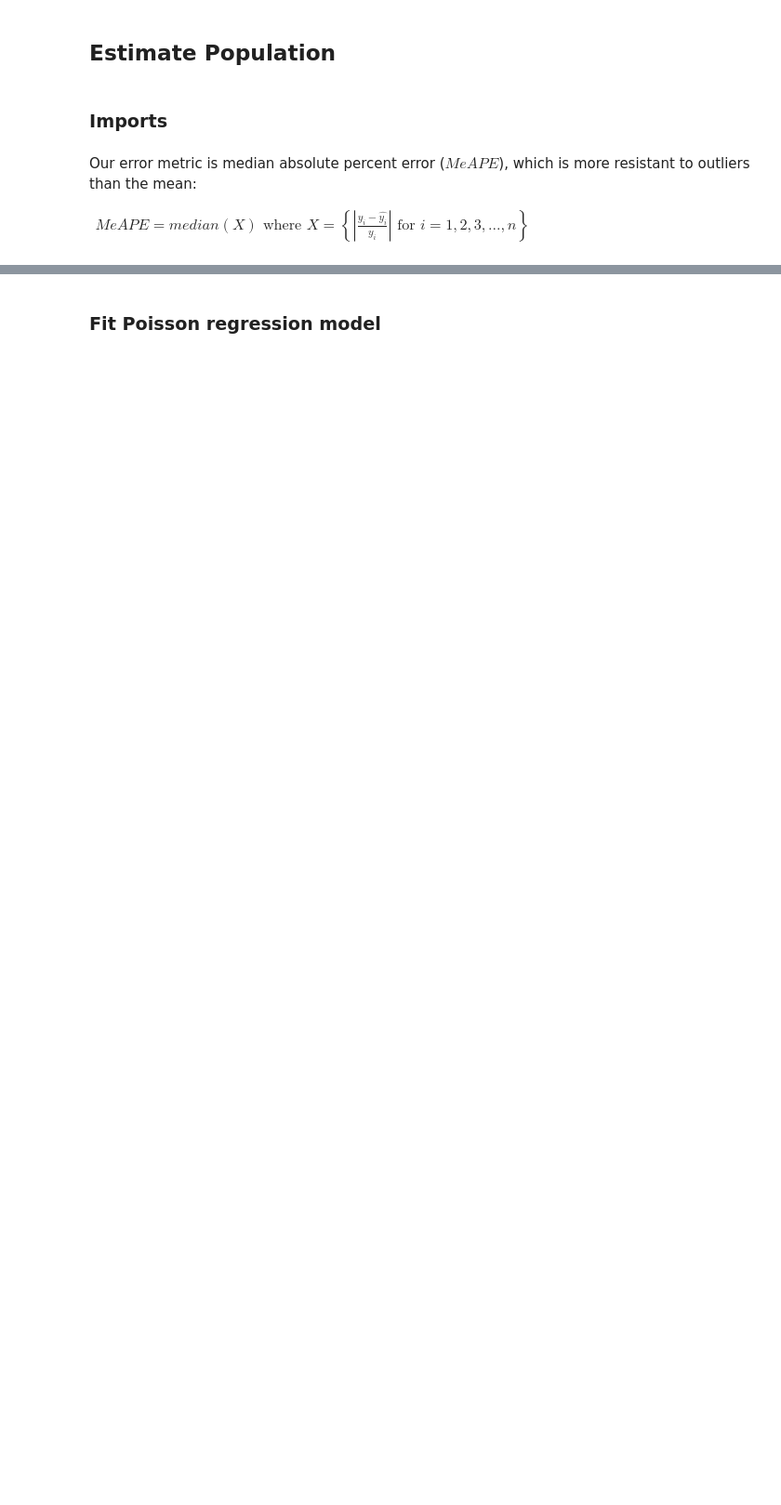
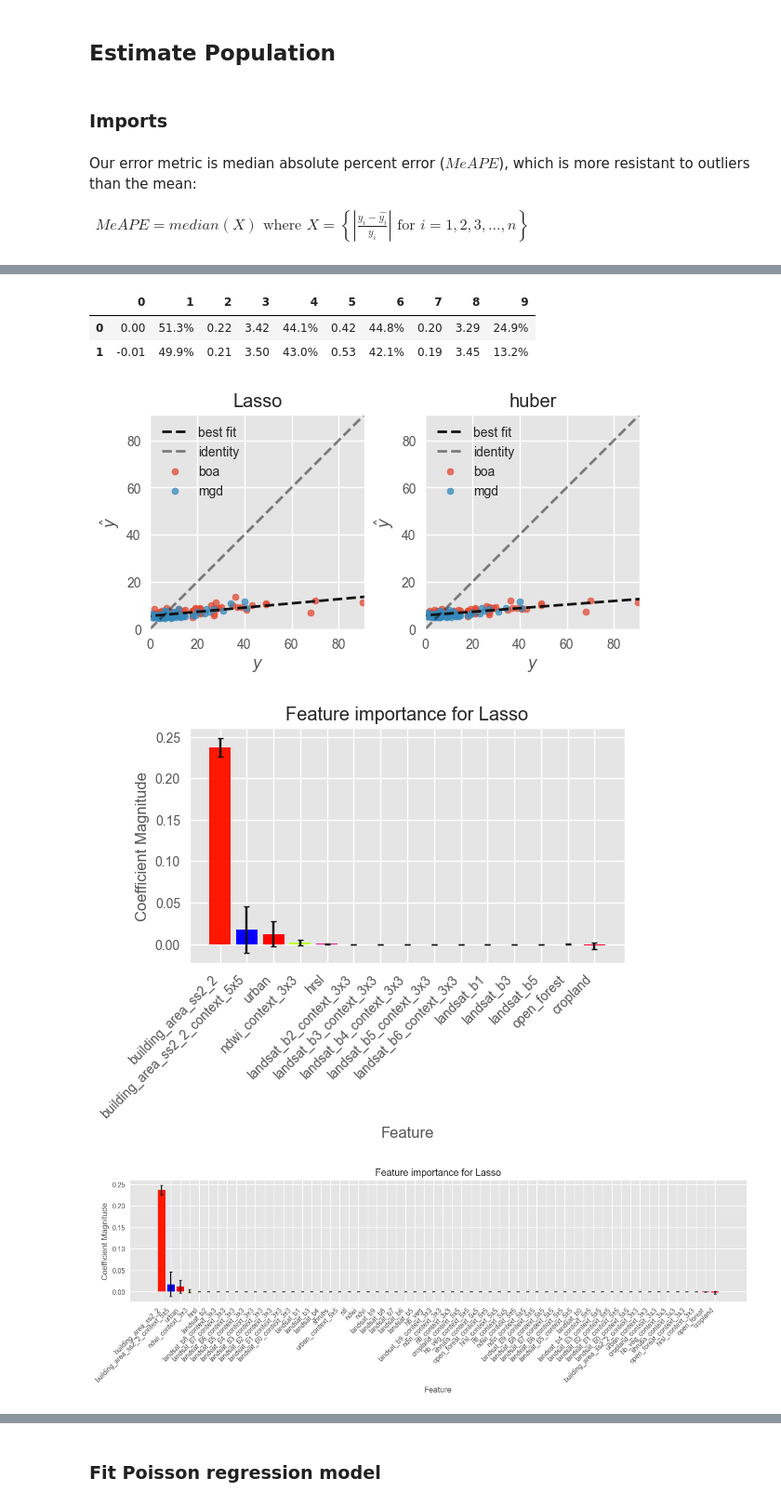
Before and after one commit to The-Data-for-Children-Collaborative/scipe, a Jupyter notebook: PopulationPipeline.ipynb, the cells around one changed output, grey strips where cells are left out. Shown at 93% size. Saved outputs shown, nothing was run; the diff lists cells and outputs as text; code cells hidden in the pictures; blank space fills up the shorter version.

```diff
--- a/PopulationPipeline.ipynb
+++ b/PopulationPipeline.ipynb
@@ -132,2 +214,4 @@ df_mgd.to_csv('./csv/mgd.csv',index=False)
+# %%
+df = build_dataset('./data/dataset.json')
 # %% [markdown]
 ### Remove outliers
@@ -143,7 +217,0 @@ df_mgd = remove_outliers(df_mgd,mgd_outliers_path,strong=True,weak=True)
-# %%
-df_boa['roi'] = 'boa' # for visualization
-df_mgd['roi'] = 'mgd' # for visualization
-df_boa['roi_num'] = 0 # for model
-df_mgd['roi_num'] = 1 # for model
-df = df_boa.append(df_mgd,ignore_index=True).sort_values(by='fold', ascending=True).reset_index(drop=True) # sort by fold
-display(df)
@@ -170,0 +218,2 @@ display_pair(img,buildings,axarr)
+# %%
+pd.set_option('display.max_columns', None)
@@ -195,0 +315,24 @@ plt.style.use('ggplot')
+# %%
+pr = PoissonRegressor(max_iter=200)
+reg_pr = GridSearchCV(pr,{'alpha':np.linspace(0.1,1,50)},scoring=make_scorer(median_absolute_error,greater_is_better=False),cv=3,n_jobs=-1)
+
+rf = RandomForestRegressor(n_jobs=-1,random_state=prng)
+param_grid = {'n_estimators': list(range(100,501,100)), # list(range(200,1200,200) 501
+            'min_samples_split': [2, 5, 10],
+            'min_samples_leaf': [1, 2, 4]}
+reg_rf = GridSearchCV(rf,param_grid,scoring=make_scorer(median_absolute_error,greater_is_better=False),cv=3,verbose=0,n_jobs=-1)
+
+lr = Lasso(max_iter=200)
+reg_lr = GridSearchCV(lr,{'alpha':np.linspace(0.1,1,50)},scoring=make_scorer(median_absolute_error,greater_is_better=False),cv=3,n_jobs=-1) # np.linspace(0.1,1,50)
+
+hr = LassoHuberRegressor()
+param_grid = {'alpha':np.linspace(0.1,1,10),
+            'gamma':np.linspace(0.01,1,10)}
+reg_hr = GridSearchCV(hr,param_grid,scoring=make_scorer(median_absolute_error,greater_is_better=False),cv=3,n_jobs=-1) # np.linspace(0.1,1,50)
+
+#cvs = [reg_pr,reg_rf,reg_lr,'huber']
+#model_names = ['GLM','RF','Lasso','huber']
+#logs = [False,True,True,True]
+cvs = [reg_lr,reg_hr]
+model_names = ['Lasso','huber']
+logs = [True,True]
@@ -195,0 +343,3 @@ plt.style.use('ggplot')
+# %%
+run_experiments(df,cvs,model_names,logs,[features],['./runs/huber/huber/'],target,prng)
+# %% [output]
@@ -195,0 +363,6 @@ plt.style.use('ggplot')
+|  | 0 | 1 | 2 | 3 | 4 | 5 | 6 | 7 | 8 | 9 |
+| 0 | 0.00 | 51.3% | 0.22 | 3.42 | 44.1% | 0.42 | 44.8% | 0.20 | 3.29 | 24.9% |
+| 1 | -0.01 | 49.9% | 0.21 | 3.50 | 43.0% | 0.53 | 42.1% | 0.19 | 3.45 | 13.2% |
+[figure, added]
+[figure, added]
+[figure, added]
```
Also changed, not shown: parts of 97 cells of this notebook, 8 other files.
